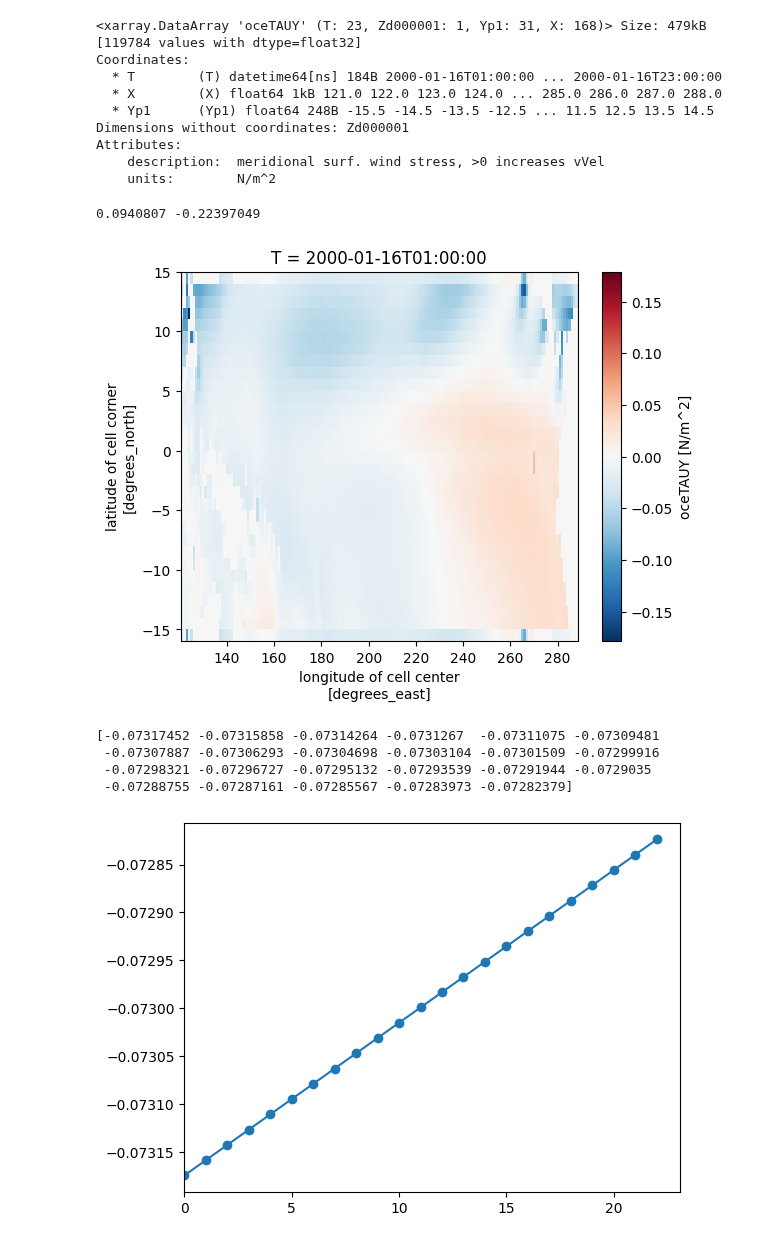
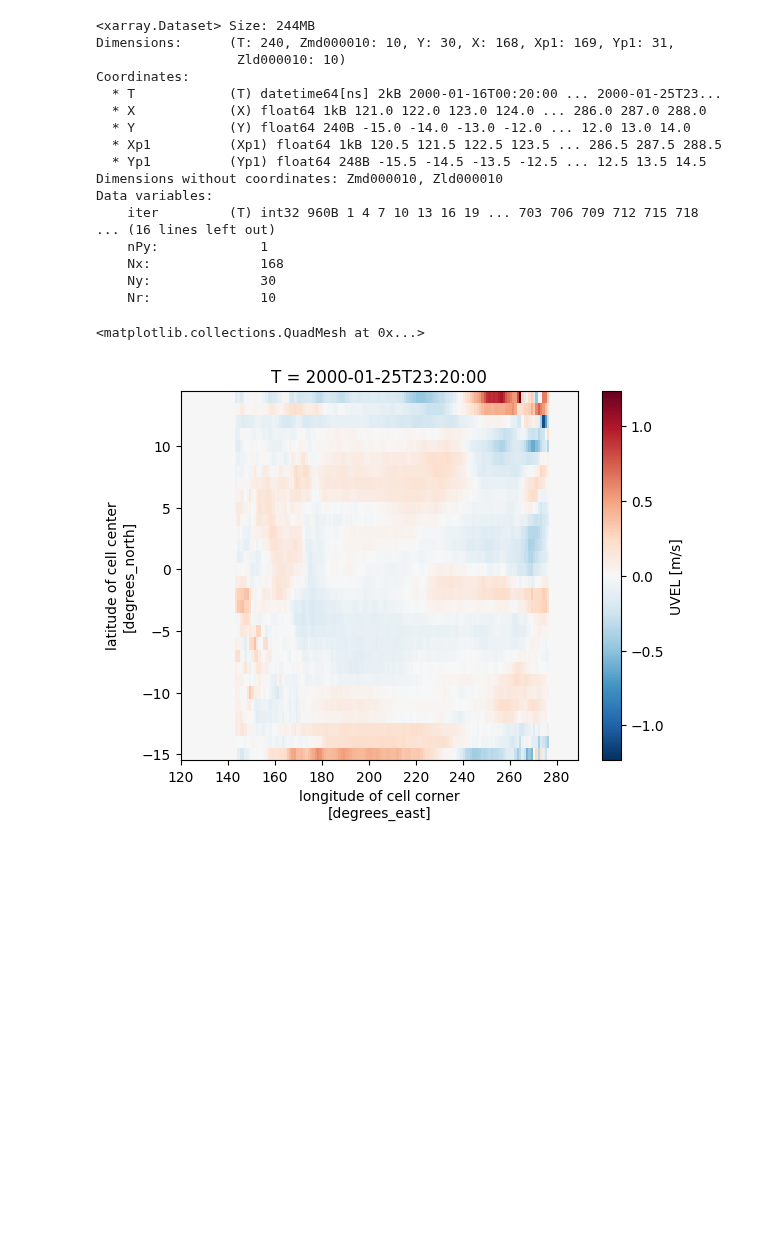
Before and after one commit to FattyZH/eqp-dlfv-mitgcm-era5, a Jupyter notebook: script/analysis.ipynb, the cells around one changed output. Saved outputs shown, nothing was run; the diff lists cells and outputs as text; code cells hidden in the pictures; blank space fills up the shorter version.

```diff
--- a/script/analysis.ipynb
+++ b/script/analysis.ipynb
@@ -0,0 +36,9 @@
+# %%
+import MITgcmutils as mutils
+import numpy as np
+import xarray as xr
+import matplotlib.pyplot as plt
+a = xr.load_dataset('../run/mnc_exp_0001/surf.0000000000.t001.nc')
+display(a)
+a['ETAN'][5].plot()
+# plt.colorbar()
@@ -1,39 +65,29 @@
 # %%
 import MITgcmutils as mutils
 import numpy as np
 import xarray as xr
 import matplotlib.pyplot as plt
-a = xr.open_dataset('../run/mnc_exp_0001/surfDiag.0000000000.t001.nc')
-
-display(a['oceTAUY'])
-a['oceTAUY'][0].plot(cmap='RdBu_r')
-tt = a['oceTAUX'][0][0].values
-print(tt.max(),tt.min())
-plt.show()
-# t = val['T'].values/1296000/2
-val = a['oceTAUX'][:,0,15,80]
-
-tau = val.values
-plt.plot(tau,'-o')
-plt.xlim(0)
-print(tau)
-plt.show()
-aa = a['oceTAUX'][0,0].values
+a = xr.load_dataset('../run/mnc_exp_0001/dync.0000000000.t001.nc')
+display(a)
+a['UVEL'][-1][0].plot()
+# plt.colorbar()
 # %% [output]
-<xarray.DataArray 'oceTAUY' (T: 23, Zd000001: 1, Yp1: 31, X: 168)> Size: 479kB
-[119784 values with dtype=float32]
+<xarray.Dataset> Size: 244MB
+Dimensions:      (T: 240, Zmd000010: 10, Y: 30, X: 168, Xp1: 169, Yp1: 31,
+                  Zld000010: 10)
 Coordinates:
-  * T        (T) datetime64[ns] 184B 2000-01-16T01:00:00 ... 2000-01-16T23:00:00
-  * X        (X) float64 1kB 121.0 122.0 123.0 124.0 ... 285.0 286.0 287.0 288.0
-  * Yp1      (Yp1) float64 248B -15.5 -14.5 -13.5 -12.5 ... 11.5 12.5 13.5 14.5
-Dimensions without coordinates: Zd000001
-Attributes:
-    description:  meridional surf. wind stress, >0 increases vVel
-    units:        N/m^2
+  * T            (T) datetime64[ns] 2kB 2000-01-16T00:20:00 ... 2000-01-25T23...
+  * X            (X) float64 1kB 121.0 122.0 123.0 124.0 ... 286.0 287.0 288.0
+  * Y            (Y) float64 240B -15.0 -14.0 -13.0 -12.0 ... 12.0 13.0 14.0
+  * Xp1          (Xp1) float64 1kB 120.5 121.5 122.5 123.5 ... 286.5 287.5 288.5
+  * Yp1          (Yp1) float64 248B -15.5 -14.5 -13.5 -12.5 ... 12.5 13.5 14.5
+Dimensions without coordinates: Zmd000010, Zld000010
+Data variables:
+    iter         (T) int32 960B 1 4 7 10 13 16 19 ... 703 706 709 712 715 718
+... (16 lines left out)
+    nPy:             1
+    Nx:              168
+    Ny:              30
+    Nr:              10
-0.0940807 -0.22397049
+<matplotlib.collections.QuadMesh at 0x...>
-[figure, old version]
+[figure, new version]
-[-0.07317452 -0.07315858 -0.07314264 -0.0731267  -0.07311075 -0.07309481
- -0.07307887 -0.07306293 -0.07304698 -0.07303104 -0.07301509 -0.07299916
- -0.07298321 -0.07296727 -0.07295132 -0.07293539 -0.07291944 -0.0729035
- -0.07288755 -0.07287161 -0.07285567 -0.07283973 -0.07282379]
-[figure, removed]
```
Also changed, not shown: parts of 3 cells of this notebook, 6 other files.
